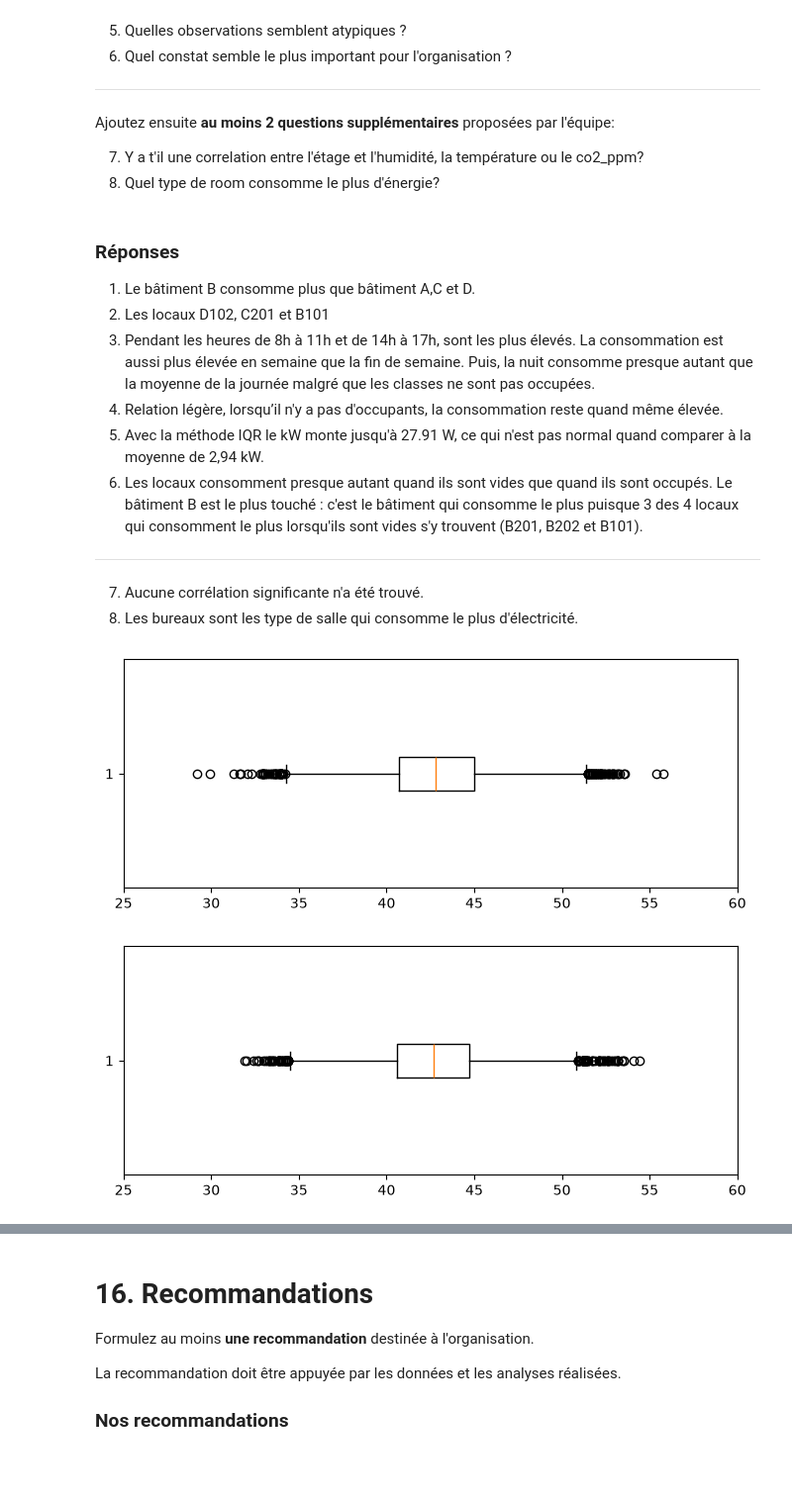
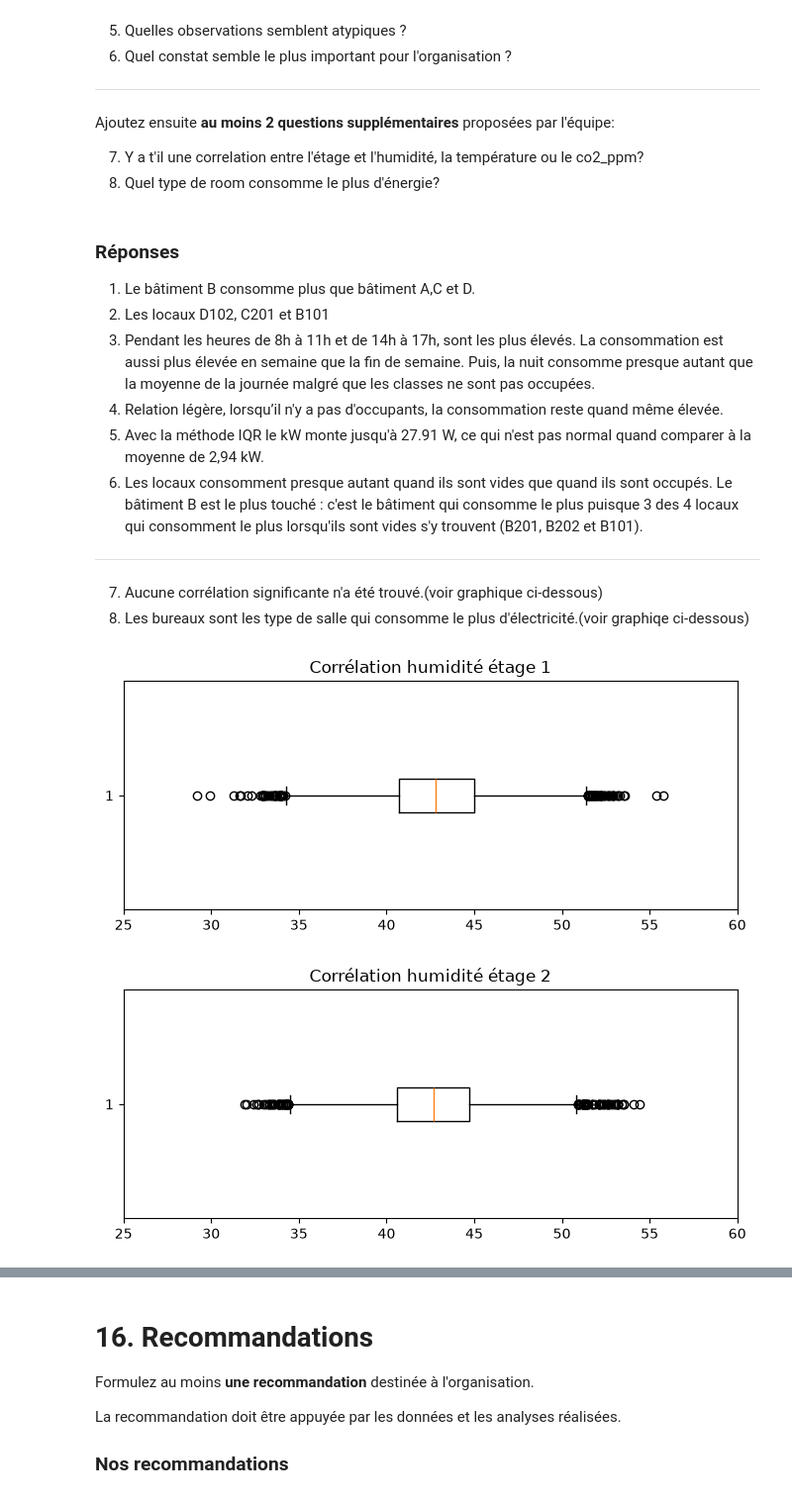
Before and after one commit to Guerre450/collecte-tp3-420-514-MV, a Jupyter notebook: TP3_EDA_DA1_DA2_DA3.ipynb, the cells around one changed output, grey strips where cells are left out. Shown at 99% size. Drawn from its saved outputs; the diff is of its cells as text; code cells hidden in the pictures; blank space fills up the shorter version.

```diff
--- a/TP3_EDA_DA1_DA2_DA3.ipynb
+++ b/TP3_EDA_DA1_DA2_DA3.ipynb
@@ -1061,19 +1063,21 @@ Ajoutez ensuite **au moins 2 questions supplémentaires** proposées par l'équi
 5. Avec la méthode IQR le kW monte jusqu'à  27.91 W, ce qui n'est pas normal quand comparer à la moyenne de 2,94 kW.
 6. Les locaux consomment presque autant quand ils sont vides que quand ils sont occupés. Le bâtiment B est le plus touché : c'est le bâtiment qui consomme le plus puisque 3 des 4 locaux qui consomment le plus lorsqu'ils sont vides s'y trouvent (B201, B202 et B101).
 ---
-7. Aucune corrélation significante n'a été trouvé.
-8. Les bureaux sont les type de salle qui consomme le plus d'électricité.
+7. Aucune corrélation significante n'a été trouvé.(voir graphique ci-dessous)
+8. Les bureaux sont les type de salle qui consomme le plus d'électricité.(voir graphiqe ci-dessous)
 # %%
 plt.figure(figsize=(8, 3))
+plt.title("Corrélation humidité étage 1")
 plt.boxplot(df.humidity[df.floor == 1], orientation="horizontal")
 plt.xlim(25, 60)
 plt.show()
 plt.figure(figsize=(8, 3))
+plt.title("Corrélation humidité étage 2")
 plt.boxplot(df.humidity[df.floor == 2], orientation="horizontal")
 plt.xlim(25, 60)
 plt.show()
 # %% [output]
-[figure, old version]
+[figure, new version]
-[figure, old version]
+[figure, new version]
 # %%
 plt.figure(figsize=(8, 3))
```
Also changed, not shown: parts of 7 cells of this notebook.
